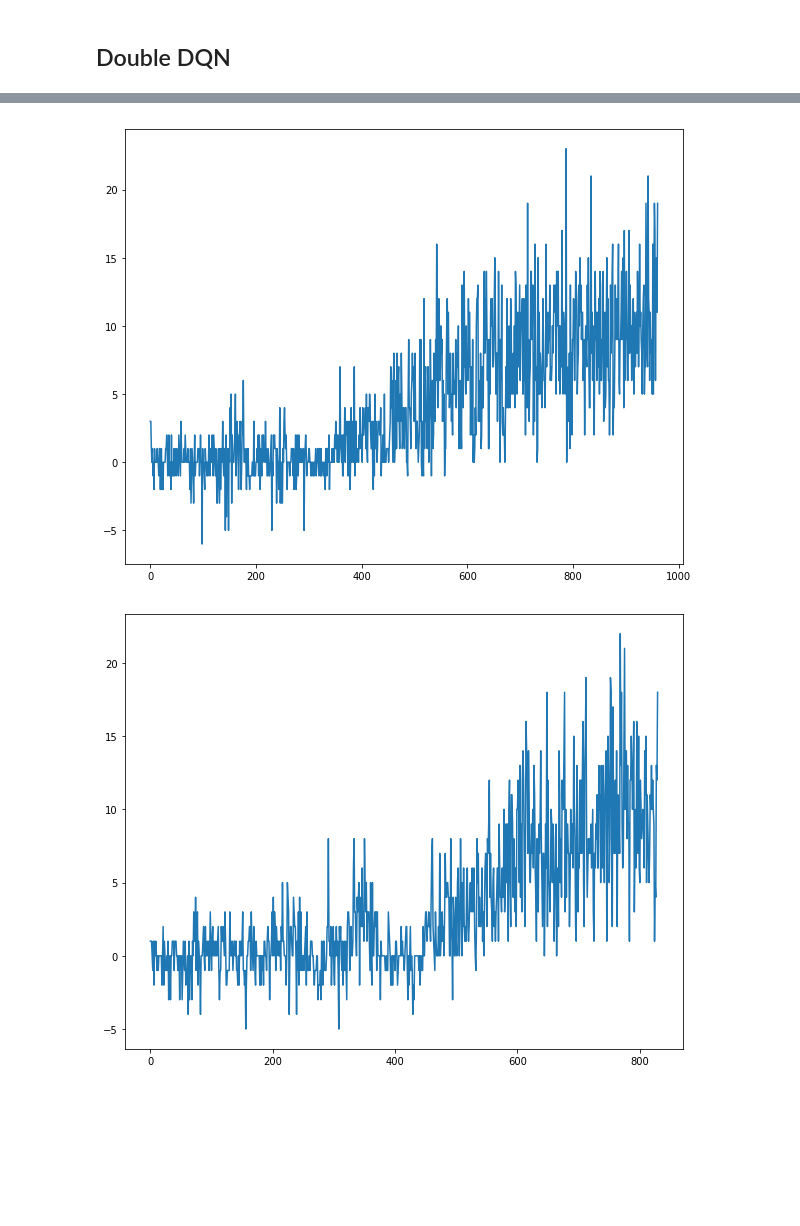
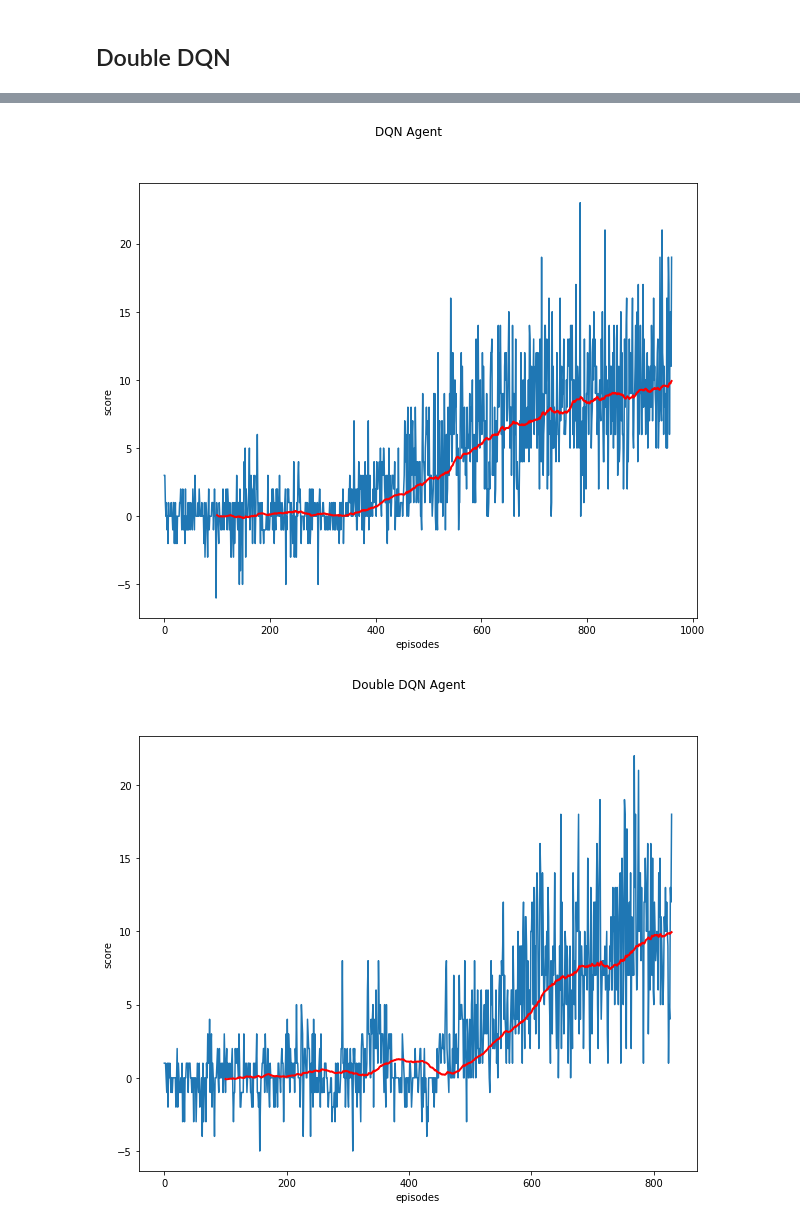
Before and after one commit to JonasLeininger/deep-q-network-banana-navigation, a Jupyter notebook: unity_banana_navigation.ipynb, the cells around one changed output, grey strips where cells are left out. Drawn from its saved outputs; the diff is of its cells as text; code cells hidden in the pictures; blank space fills up the shorter version.

Commit message:
make the report.md and jupyter notebook nicer. save plots from notebook to root and link in report

```diff
--- a/unity_banana_navigation.ipynb
+++ b/unity_banana_navigation.ipynb
@@ -226,24 +223,48 @@ env.close()
 # %%
 '''
 Final scores for the dqn algorithm
 '''
 scores = np.load('weights/dqn/dqn_final_scores.npy')
+mean_l = []
+for i in range(len(scores)):
+    if i >= 100:
+        mean = np.mean(scores[i-100:i])
+        mean_l.append(mean)
 
 x = np.arange(len(scores))
+mean = np.asarray(mean_l)
+x_mean = np.arange(100, len(mean_l)+100)
 fig, axs = plt.subplots(1, 1, figsize=(10,8))
 
 axs1 = plt.plot(x, scores)
+axs1 = plt.plot(x_mean, mean, color='red', linewidth=2)
+fig.suptitle('DQN Agent')
+plt.xlabel('episodes')
+plt.ylabel('score')
+plt.savefig('dqn_score_plot.png')
 # %% [output]
-[figure, old version]
+[figure, new version]
 # %%
 '''
 Final scores for the double-dqn algorithm
 '''
 scores = np.load('weights/double_dqn/double_dqn_final_scores.npy')
+mean_l = []
+for i in range(len(scores)):
+    if i >= 100:
+        mean = np.mean(scores[i-100:i])
+        mean_l.append(mean)
 
 x = np.arange(len(scores))
+mean = np.asarray(mean_l)
+x_mean = np.arange(100, len(mean_l)+100)
 fig, axs = plt.subplots(1, 1, figsize=(10,8))
 
 axs1 = plt.plot(x, scores)
+axs1 = plt.plot(x_mean, mean, color='red', linewidth=2)
+fig.suptitle('Double DQN Agent')
+plt.xlabel('episodes')
+plt.ylabel('score')
+plt.savefig('double_dqn_score_plot.png')
 # %% [output]
-[figure, old version]
+[figure, new version]
```
Also changed, not shown: parts of 3 cells of this notebook, 3 other files.
